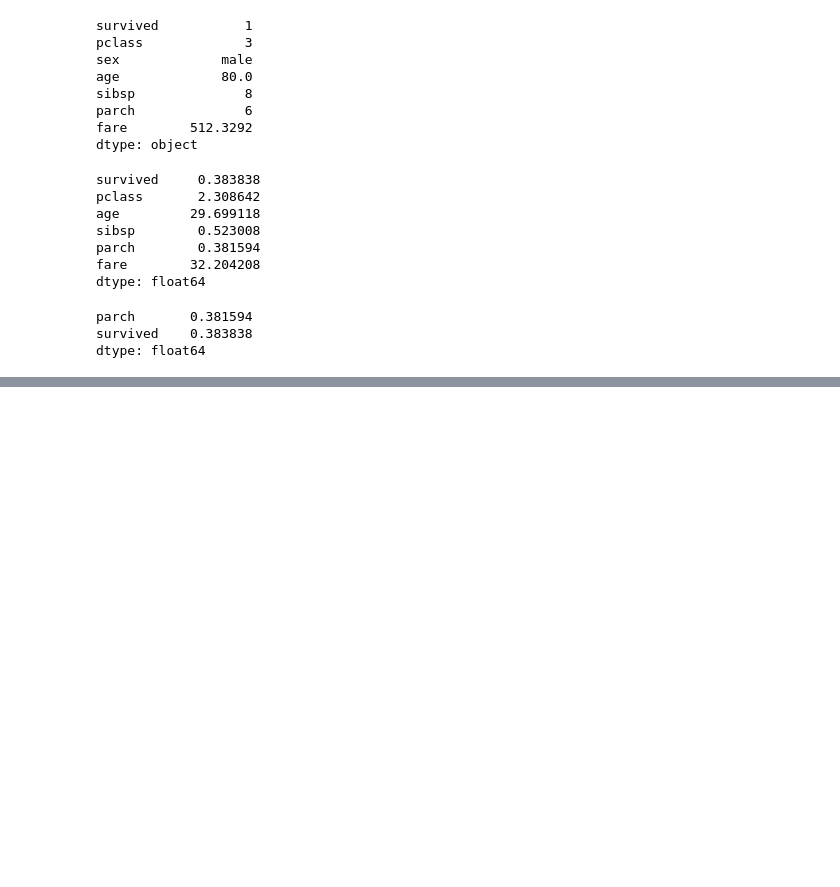
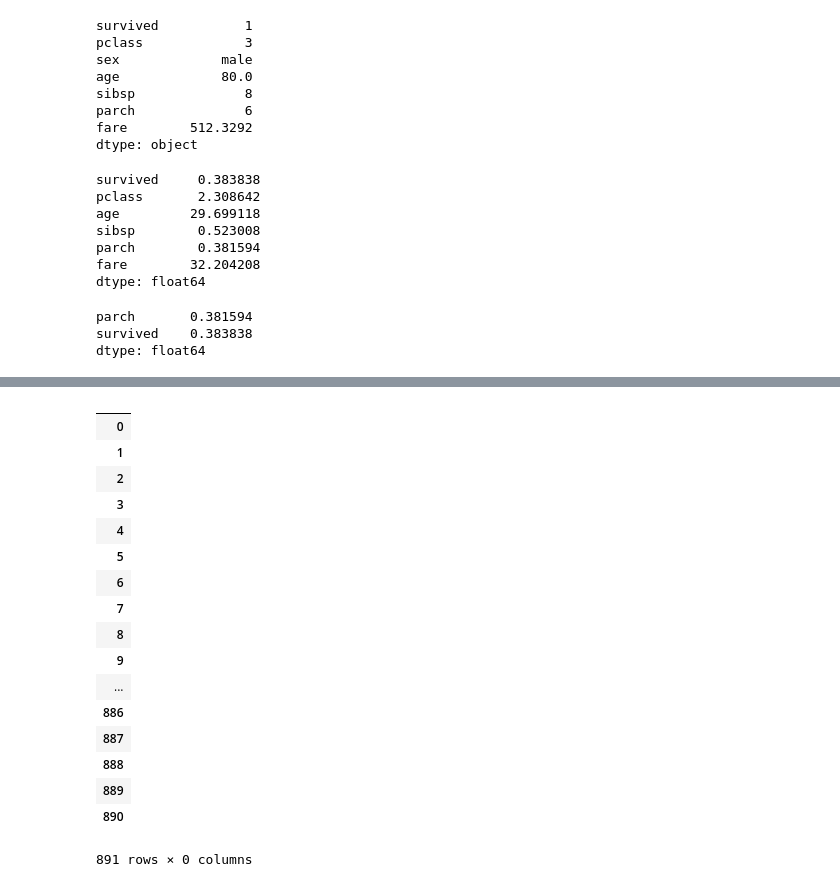
Before and after one commit to NLanN/PythonCircus, a Jupyter notebook: data_engineer/pandas/basic.ipynb, the cells around one changed output, grey strips where cells are left out. Drawn from its saved outputs; the diff is of its cells as text; code cells hidden in the pictures; blank space fills up the shorter version.

```diff
--- a/data_engineer/pandas/basic.ipynb
+++ b/data_engineer/pandas/basic.ipynb
@@ -225,0 +275,24 @@ dtype: float64
+# %%
+# only index
+titanic[[]]
+# dataframe
+# type(titanic[[]])
+# %% [output]
+|  |
+| 0 |
+| 1 |
+| 2 |
+| 3 |
+| 4 |
+| 5 |
+| 6 |
+| 7 |
+| 8 |
+| 9 |
+| ... |
+| 886 |
+| 887 |
+| 888 |
+| 889 |
+| 890 |
+891 rows × 0 columns
```
Also changed, not shown: parts of 10 cells of this notebook, 3 other files.
